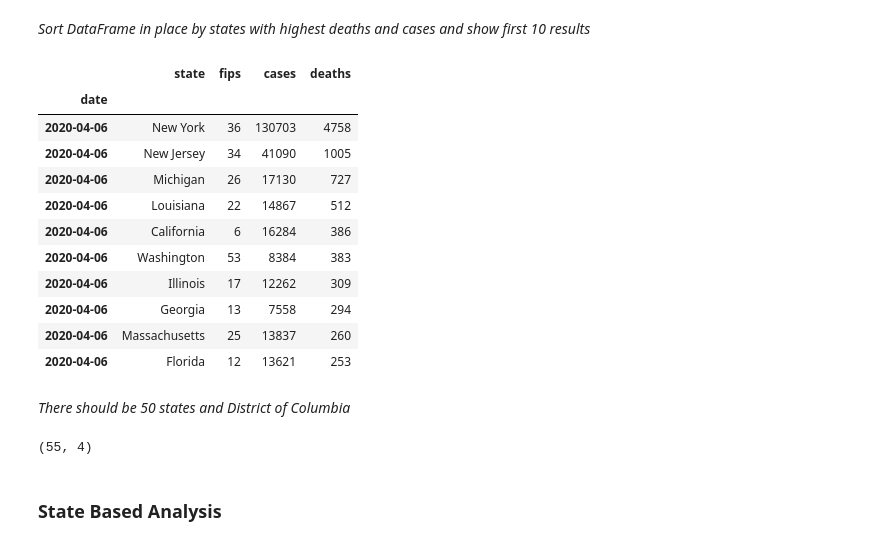
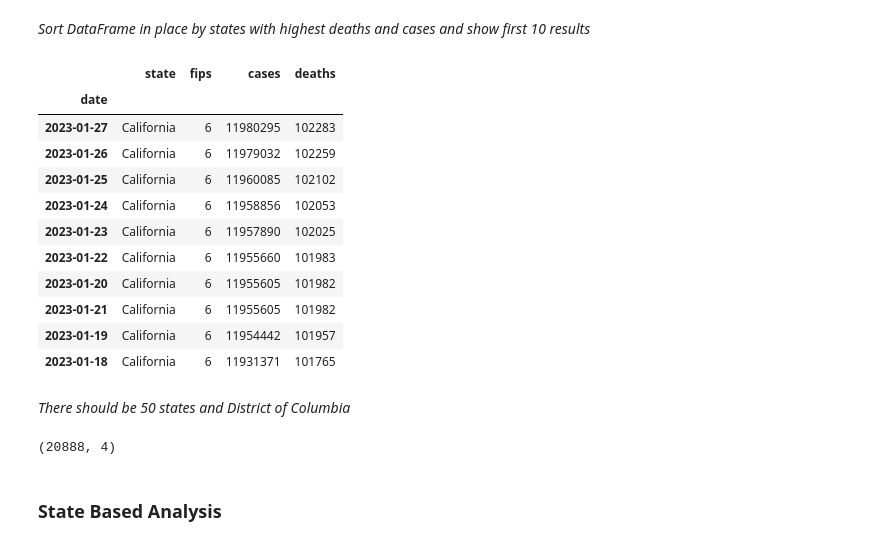
Before and after one commit to HanseHa/colab, a Jupyter notebook: Chapter7_data_science.ipynb, the cells around one changed output. Saved outputs shown, nothing was run; the diff lists cells and outputs as text; code cells hidden in the pictures.

```diff
--- a/Chapter7_data_science.ipynb
+++ b/Chapter7_data_science.ipynb
@@ -119,0 +110,4 @@ df.loc[daybefore:today].head()
+# %%
+td='2022-01-20'
+tmrr='2023-01-27'
+df.loc[td:tmrr].head()
@@ -127,27 +135,27 @@ sns.kdeplot(df.loc[daybefore:today]["deaths"], shade=True)
 # %% [markdown]
 *Sort DataFrame in place by states with highest deaths and cases and show first 10 results*
 # %%
-current_df = df.loc[daybefore:today].sort_values(by=["deaths", "cases"], ascending=False)
+current_df = df.loc[td:tmrr].sort_values(by=["deaths", "cases"], ascending=False)
 current_df.head(10)
 # %% [output]
 |  | state | fips | cases | deaths |
 | date |  |  |  |  |
-| 2020-04-06 | New York | 36 | 130703 | 4758 |
-| 2020-04-06 | New Jersey | 34 | 41090 | 1005 |
-| 2020-04-06 | Michigan | 26 | 17130 | 727 |
-| 2020-04-06 | Louisiana | 22 | 14867 | 512 |
-| 2020-04-06 | California | 6 | 16284 | 386 |
-| 2020-04-06 | Washington | 53 | 8384 | 383 |
-| 2020-04-06 | Illinois | 17 | 12262 | 309 |
-| 2020-04-06 | Georgia | 13 | 7558 | 294 |
-| 2020-04-06 | Massachusetts | 25 | 13837 | 260 |
-| 2020-04-06 | Florida | 12 | 13621 | 253 |
+| 2023-01-27 | California | 6 | 11980295 | 102283 |
+| 2023-01-26 | California | 6 | 11979032 | 102259 |
+| 2023-01-25 | California | 6 | 11960085 | 102102 |
+| 2023-01-24 | California | 6 | 11958856 | 102053 |
+| 2023-01-23 | California | 6 | 11957890 | 102025 |
+| 2023-01-22 | California | 6 | 11955660 | 101983 |
+| 2023-01-20 | California | 6 | 11955605 | 101982 |
+| 2023-01-21 | California | 6 | 11955605 | 101982 |
+| 2023-01-19 | California | 6 | 11954442 | 101957 |
+| 2023-01-18 | California | 6 | 11931371 | 101765 |
 # %% [markdown]
 *There should be 50 states and District of Columbia*
 # %%
 current_df.shape
 # %% [output]
-(55, 4)
+(20888, 4)
 # %% [markdown]
 ### State Based Analysis
 # %% [markdown]
```
Also changed, not shown: parts of 21 cells of this notebook.
